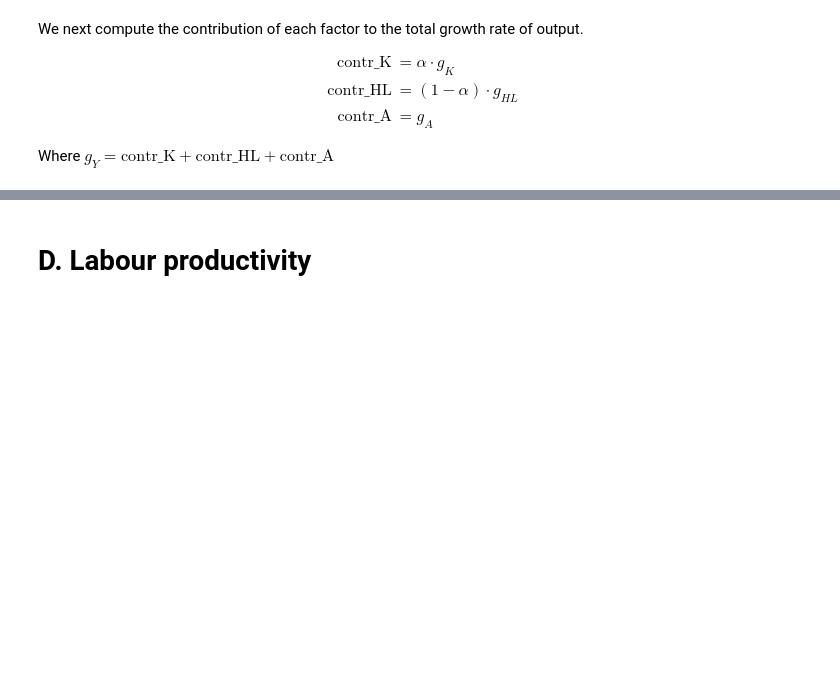
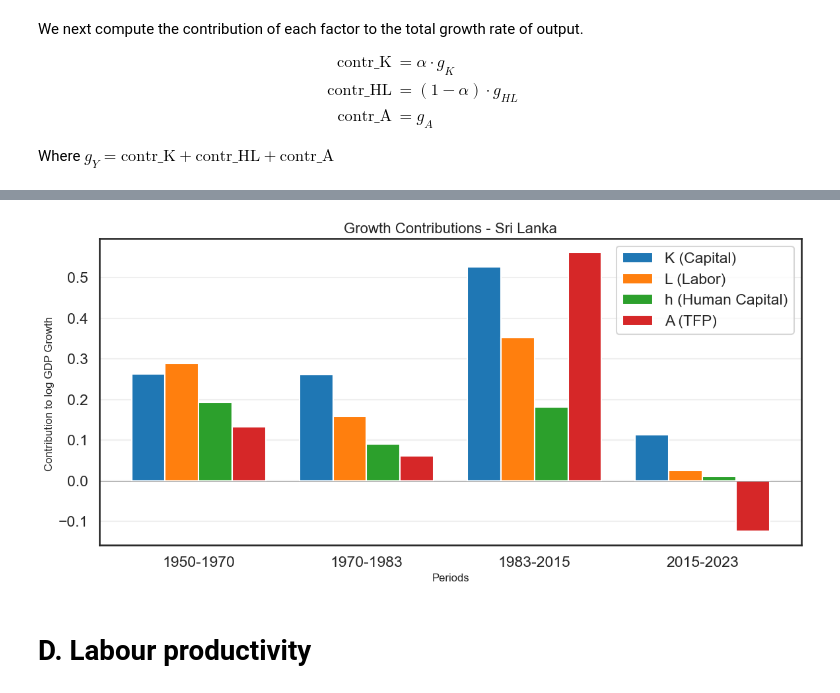
Before and after one commit to ikedasakii/EC2B1_group_project, a Jupyter notebook: find_GDP_trend.ipynb, the cells around one changed output, grey strips where cells are left out. Cells and saved outputs as stored; diff of their text form; code cells hidden in the pictures; blank space fills up the shorter version.

```diff
--- a/find_GDP_trend.ipynb
+++ b/find_GDP_trend.ipynb
@@ -684,2 +721,32 @@ year
+# %%
+# Calculate shares of contributions
+K_contrib = [alpha * avg_growth_rates.loc[p, 'K growth'] for p in periods]
+L_contrib = [(1 - alpha) * avg_growth_rates.loc[p, 'L growth'] for p in periods]
+h_contrib = [(1 - alpha) * avg_growth_rates.loc[p, 'h growth'] for p in periods]
+A_contrib = [avg_growth_rates.loc[p, 'A growth'] for p in periods]
+
+# Create the plot
+plt.figure(figsize=(12, 6))
+x_pos = np.arange(len(periods))
+width = 0.2
+
+# Plot bars for each contribution
+plt.bar(x_pos - 1.5*width, K_contrib, width, label='K (Capital)', color='#1f77b4')
+plt.bar(x_pos - 0.5*width, L_contrib, width, label='L (Labor)', color='#ff7f0e')
+plt.bar(x_pos + 0.5*width, h_contrib, width, label='h (Human Capital)', color='#2ca02c')
+plt.bar(x_pos + 1.5*width, A_contrib, width, label='A (TFP)', color='#d62728')
+
+plt.xlabel('Periods', fontsize=12)
+plt.ylabel('Contribution to log GDP Growth ', fontsize=12)
+plt.title('Growth Contributions - Sri Lanka', fontsize=16)
+plt.xticks(x_pos, periods)
+plt.legend()
+plt.axhline(y=0, color='gray', linestyle='-', linewidth=0.5)
+plt.grid(True, alpha=0.3, axis='y')
+
+plt.tight_layout()
+plt.show()
+# %% [output]
+[figure, added]
 # %% [markdown]
 # D. Labour productivity
```
Also changed, not shown: parts of 43 cells of this notebook.
